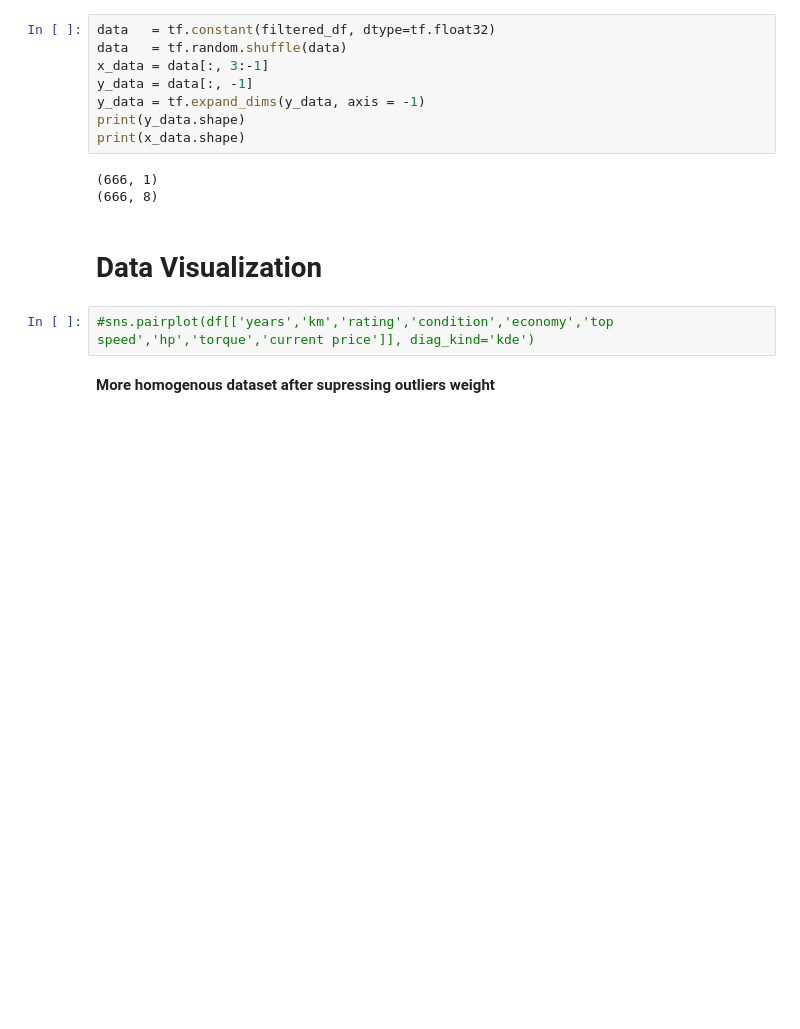
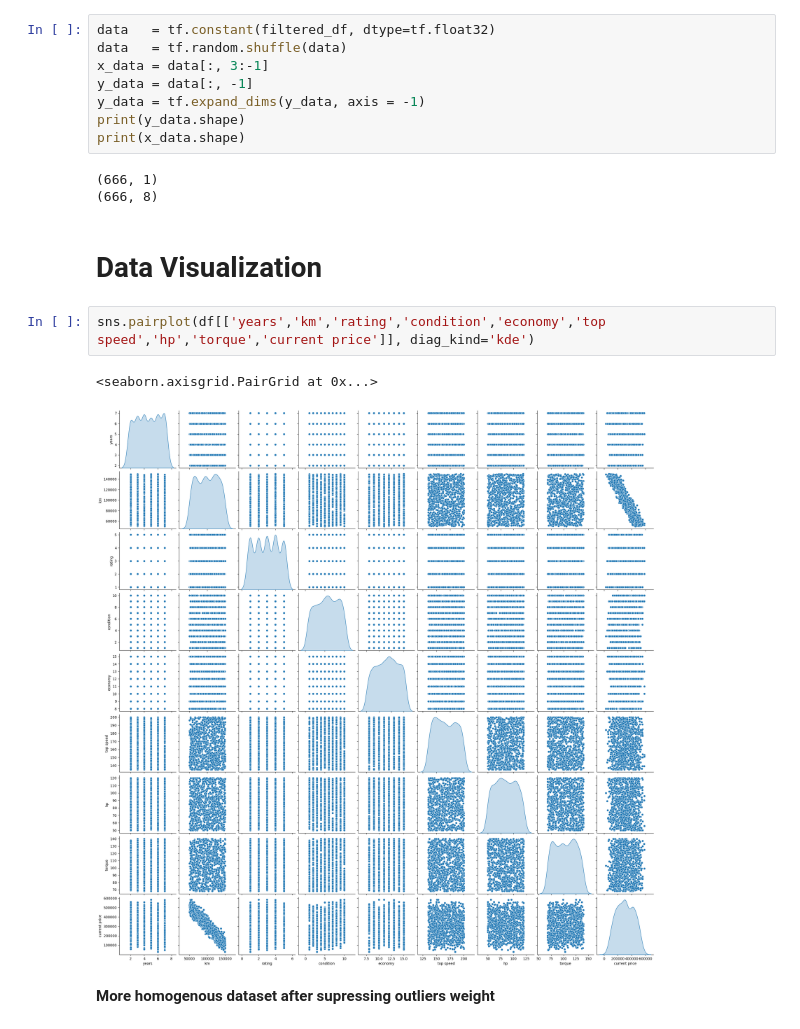
Before and after one commit to BaselAshraf81/Car_Price_Predicion, a Jupyter notebook: Car_Price_Predictor_enhanced.ipynb, the cells around one changed output. Cells and saved outputs as stored; diff of their text form; blank space fills up the shorter version.

```diff
--- a/Car_Price_Predictor_enhanced.ipynb
+++ b/Car_Price_Predictor_enhanced.ipynb
@@ -59,7 +59,10 @@ print(x_data.shape)
 # %% [markdown]
 # Data Visualization
 # %%
-#sns.pairplot(df[['years','km','rating','condition','economy','top speed','hp','torque','current price']], diag_kind='kde')
+sns.pairplot(df[['years','km','rating','condition','economy','top speed','hp','torque','current price']], diag_kind='kde')
+# %% [output]
+<seaborn.axisgrid.PairGrid at 0x...>
+[figure, added]
 # %% [markdown]
 **More homogenous dataset after supressing outliers weight**
 # %%
```
Also changed, not shown: parts of 6 cells of this notebook.
